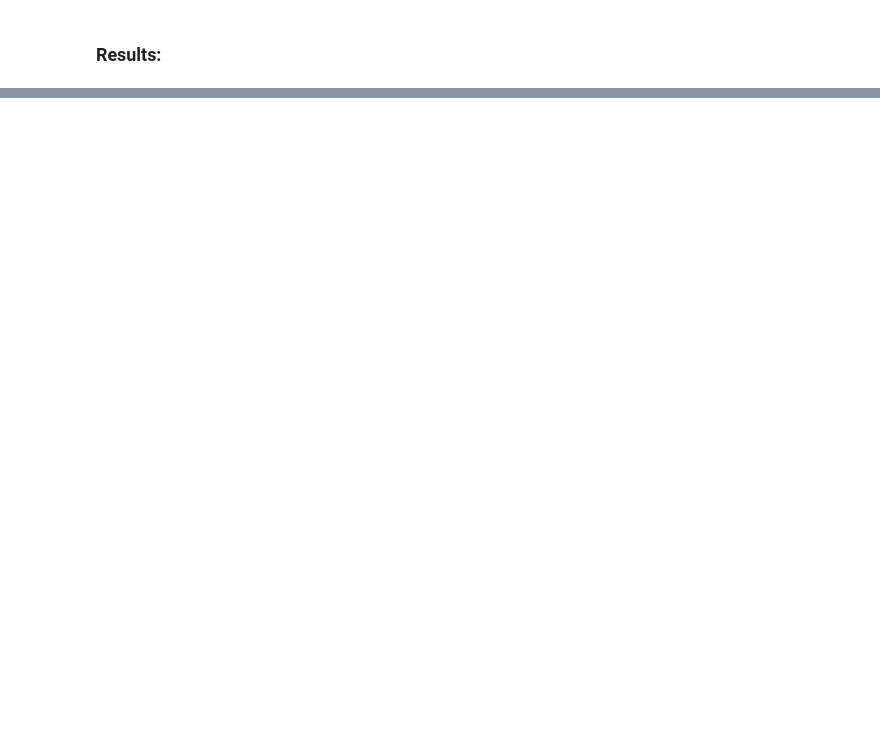
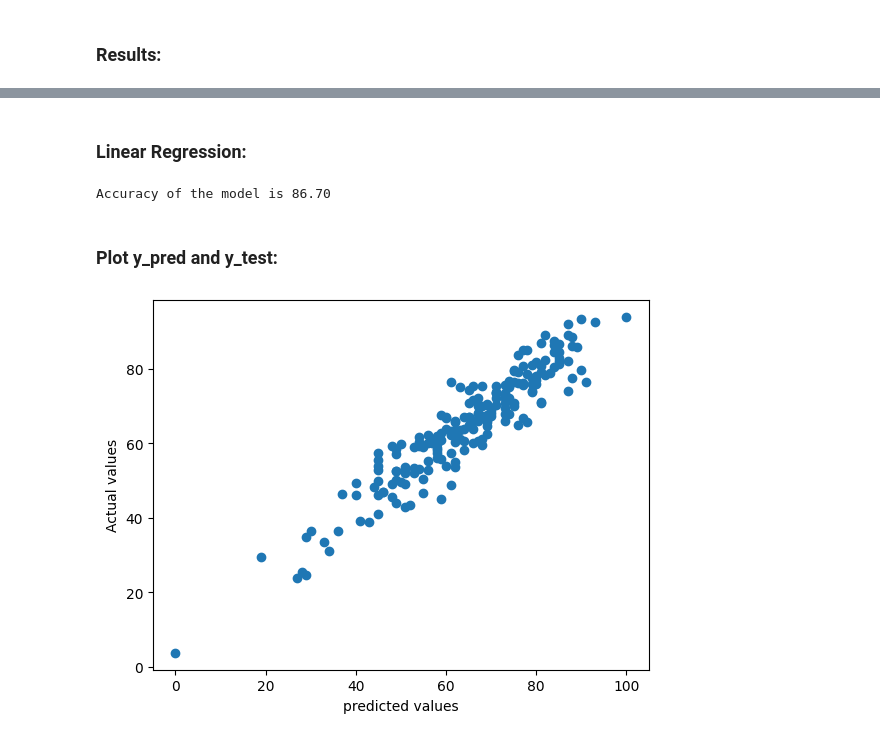
Before and after one commit to HMourad2023/ML-Project-1, a Jupyter notebook: src/notebooks/MODEL_TRAINING.ipynb, the cells around one changed output, grey strips where cells are left out. Cells and saved outputs as stored; diff of their text form; code cells hidden in the pictures; blank space fills up the shorter version.

```diff
--- a/src/notebooks/MODEL_TRAINING.ipynb
+++ b/src/notebooks/MODEL_TRAINING.ipynb
@@ -240,0 +218,19 @@ pd.DataFrame(list(zip(model_list,r2_list)),columns = ['Model Name','R2_Score']).
+# %% [markdown]
+### Linear Regression:
+# %%
+lin_model = LinearRegression(fit_intercept = True)
+lin_model.fit(X_train,y_train)
+y_pred = lin_model.predict(X_test)
+score =r2_score(y_pred,y_test)*100
+print("Accuracy of the model is %.2f" %score)
+# %% [output]
+Accuracy of the model is 86.70
+# %% [markdown]
+### Plot y_pred and y_test:
+# %%
+plt.scatter(y_test,y_pred)
+plt.xlabel("predicted values")
+plt.ylabel("Actual values")
+plt.show()
+# %% [output]
+[figure, added]
```
Also changed, not shown: parts of 9 cells of this notebook, 4 other files.
